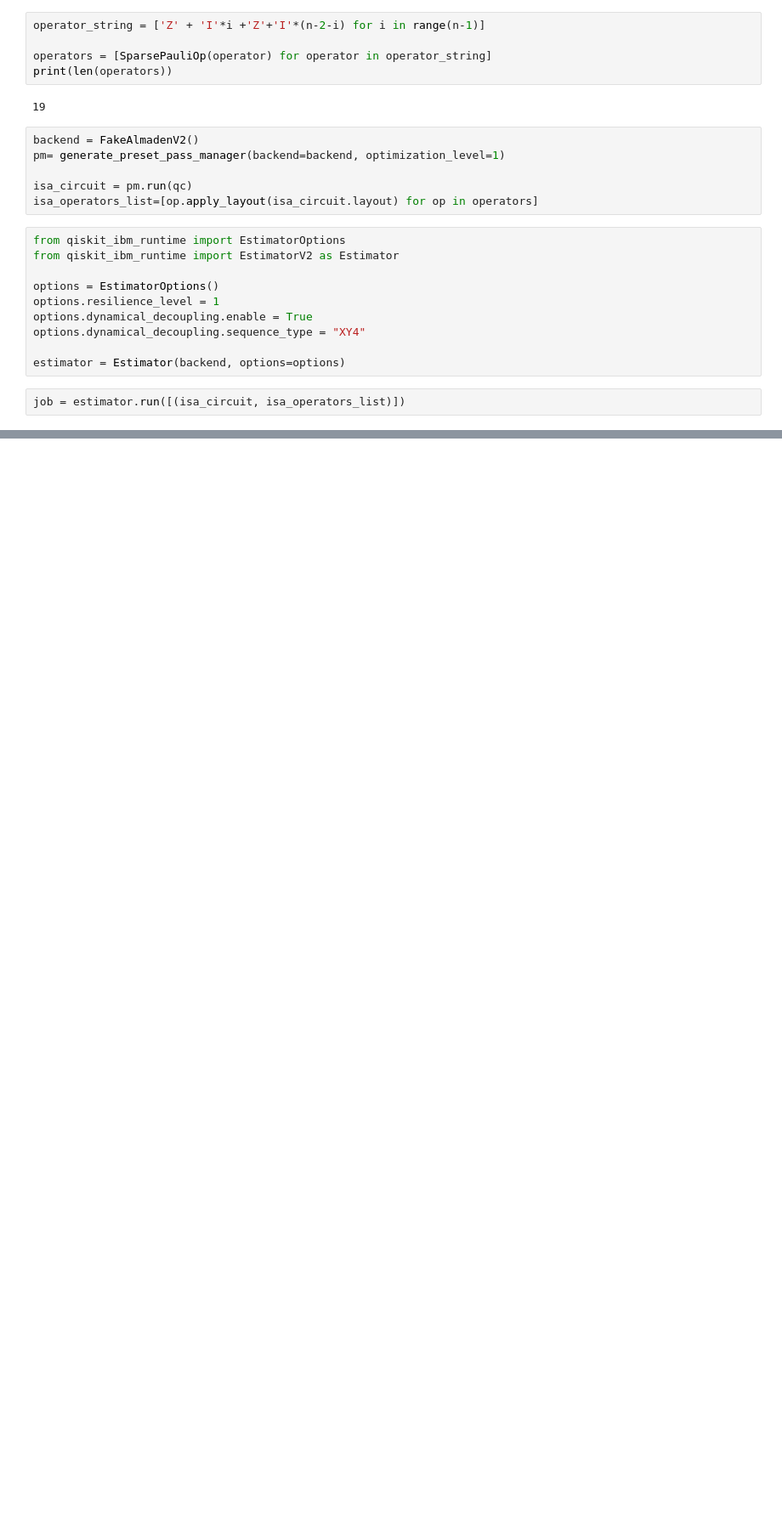
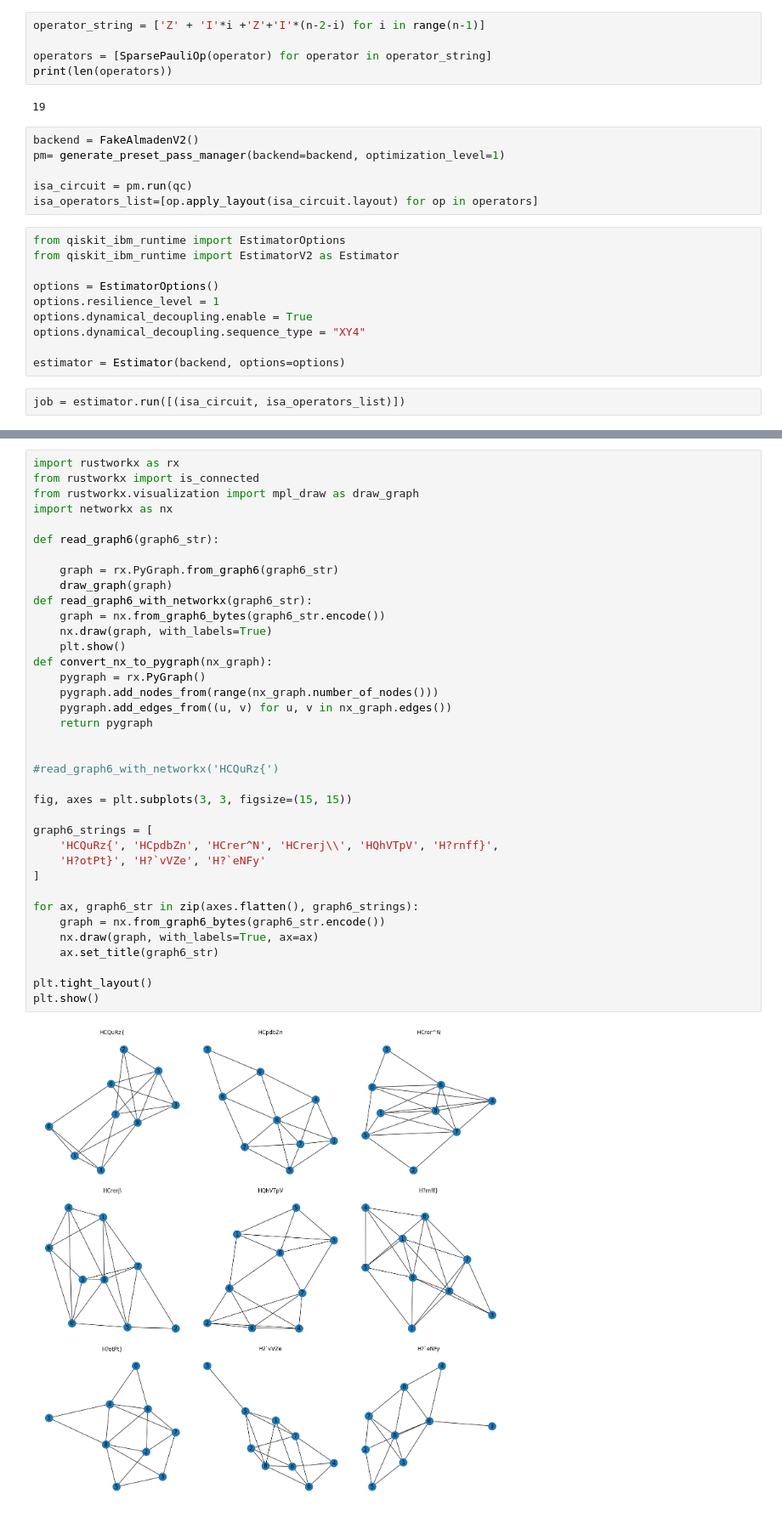
Before and after one commit to Smeidir/QAOA, a Jupyter notebook: test.ipynb, the cells around one changed output, grey strips where cells are left out. Shown at 85% size. Drawn from its saved outputs; the diff is of its cells as text; blank space fills up the shorter version.

```diff
--- a/test.ipynb
+++ b/test.ipynb
@@ -134,0 +135,39 @@ np.dot: 4.16162s
+# %%
+import rustworkx as rx
+from rustworkx import is_connected
+from rustworkx.visualization import mpl_draw as draw_graph
+import networkx as nx
+
+def read_graph6(graph6_str):
+
+    graph = rx.PyGraph.from_graph6(graph6_str)
+    draw_graph(graph)
+def read_graph6_with_networkx(graph6_str):
+    graph = nx.from_graph6_bytes(graph6_str.encode())
+    nx.draw(graph, with_labels=True)
+    plt.show()
+def convert_nx_to_pygraph(nx_graph):
+    pygraph = rx.PyGraph()
+    pygraph.add_nodes_from(range(nx_graph.number_of_nodes()))
+    pygraph.add_edges_from((u, v) for u, v in nx_graph.edges())
+    return pygraph
+
+
+#read_graph6_with_networkx('HCQuRz{')
+
+fig, axes = plt.subplots(3, 3, figsize=(15, 15))
+
+graph6_strings = [
+    'HCQuRz{', 'HCpdbZn', 'HCrer^N', 'HCrerj\\', 'HQhVTpV', 'H?rnff}',
+    'H?otPt}', 'H?`vVZe', 'H?`eNFy'
+]
+
+for ax, graph6_str in zip(axes.flatten(), graph6_strings):
+    graph = nx.from_graph6_bytes(graph6_str.encode())
+    nx.draw(graph, with_labels=True, ax=ax)
+    ax.set_title(graph6_str)
+
+plt.tight_layout()
+plt.show()
+# %% [output]
+[figure, added]
```
Also changed, not shown: parts of 3 cells of this notebook, 9 other files.
